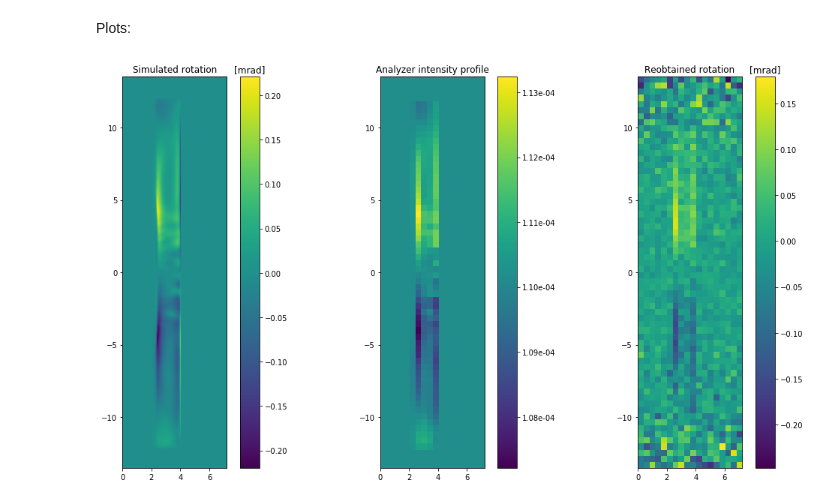
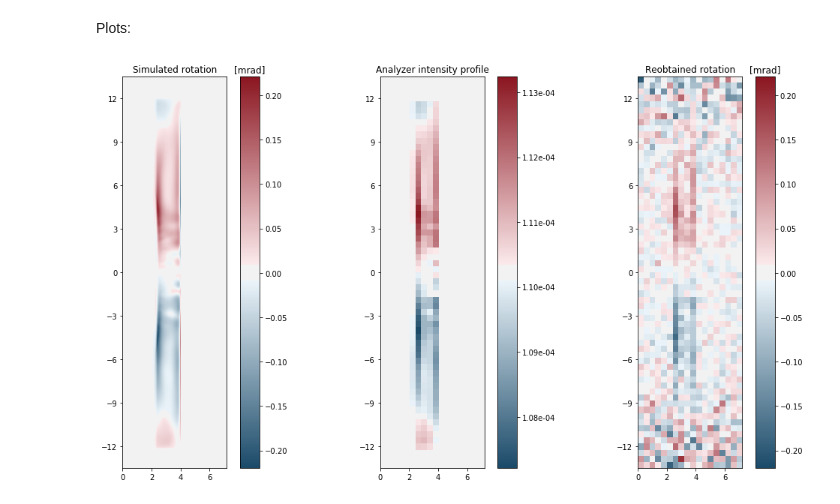
Before and after one commit to pordyna/fdrot, a Jupyter notebook: faraday_rotation_nb.ipynb, the cells around one changed output. Drawn from its saved outputs; the diff is of its cells as text; code cells hidden in the pictures.

Commit message:
analyzer angle definition changed; colormaps for plots (seaborn)

```diff
--- a/faraday_rotation_nb.ipynb
+++ b/faraday_rotation_nb.ipynb
@@ -33,10 +34,10 @@ simulation = fr.Simulation(fr.Target(**target_settings), **simulation_settings)
 trans_channel = 0.43*0.6/0.8
 
 config_settings = {
-    'an_position': 10, # analyzer position (mrad)
-    'impurity': 1e-5,  # polarization impurity
-    'an_extinction': 2e-7,  # analyzer extinction
-    'det_obs_energy': 6.457, # observation energy
+    'an_position': -10, # analyzer position (mrad)
+    'impurity': 1e-5,  # polarization impurity (1 = 100%)
+    'an_extinction': 2e-7,  # analyzer extinction (1 = 100%)
+    'det_obs_energy': 6.457, # observation energy in keV
     'det_trans_channel': trans_channel, # as above
     'det_pixel_size': 13,  # pixel size in micrometer
     'det_beam_width': 320,  # beam_width in micrometer
@@ -88,31 +89,44 @@ Plots:
 # %%
 %matplotlib inline
 # %%
-rot_fig, axis = plt.subplots(1, 3, figsize=(15,8))
-ax_rot_sim, ax_rot_sim_px, ax_rot_exp = axis
+def plot_rot(cmap, figsize, rotation, intensity_px, re_rot):
+    rot_fig, axis = plt.subplots(1, 3, figsize=figsize)
+    ax_rot_sim, ax_rot_sim_px, ax_rot_exp = axis
 
-ax_rot_sim.set_title('Simulated rotation')
-ax_rot_sim_px.set_title('Analyzer intensity profile')
-ax_rot_exp.set_title('Reobtained rotation')
+    ax_rot_sim.set_title('Simulated rotation')
+    ax_rot_sim_px.set_title('Analyzer intensity profile')
+    ax_rot_exp.set_title('Reobtained rotation')
 
-# Image boundaries, used for correct ticks labeling:
-edges = (experiment.sim.target.x_s, experiment.sim.target.x_e,
-         experiment.sim.target.y_s, experiment.sim.target.y_e)
+    # Image boundaries, used for correct ticks labeling:
+    edges = (experiment.sim.target.x_s, experiment.sim.target.x_e,
+             experiment.sim.target.y_s, experiment.sim.target.y_e)
 
-ax_rot_sim.imshow(experiment.rotation, extent=edges)
-ax_rot_sim_px.imshow(experiment.intensity_px, extent=edges)
-ax_rot_exp.imshow(rot, extent=edges)
+    v_min = min([np.min(rotation), np.min(re_rot)])
+    v_max = max([np.max(rotation), np.max(re_rot)])
+    norm = mpl.colors.Normalize(vmin=v_min, vmax=v_max)
 
-c_bars = [None] * 3
-c_bars[0] = rot_fig.colorbar(axis[0].images[0], ax = axis[0])
-c_bars[1] = rot_fig.colorbar(axis[1].images[0], ax = axis[1], format=ticker.StrMethodFormatter('{x:.2e}'))
-c_bars[2] = rot_fig.colorbar(axis[2].images[0], ax = axis[2])
+    ax_rot_sim.imshow(rotation, extent=edges, cmap=cmap, norm=norm)
+    ax_rot_sim_px.imshow(intensity_px, extent=edges, cmap=cmap)
+    ax_rot_exp.imshow(re_rot, extent=edges, cmap=cmap, norm=norm)
 
-c_bars[0].ax.set_title('[mrad]')
-#c_bars[1].ax.set_title('[mrad]')
-c_bars[2].ax.set_title('[mrad]')
-#c_bars[1].ax.yaxis.set_major_formatter(ticker.PercentFormatter(xmax=1))
+    c_bars = [None] * 3
+    c_bars[0] = rot_fig.colorbar(axis[0].images[0], ax = axis[0])
+    c_bars[1] = rot_fig.colorbar(axis[1].images[0], ax = axis[1], format=ticker.StrMethodFormatter('{x:.2e}'))
+    c_bars[2] = rot_fig.colorbar(axis[2].images[0], ax = axis[2])
 
-plt.tight_layout()
+    c_bars[0].ax.set_title('[mrad]')
+    #c_bars[1].ax.set_title('[mrad]')
+    c_bars[2].ax.set_title('[mrad]')
+    #c_bars[1].ax.yaxis.set_major_formatter(ticker.PercentFormatter(xmax=1))
+
+    for ax in axis:
+        ax.xaxis.set_major_locator(ticker.MaxNLocator(nbins = 'auto', prune=None))
+        ax.yaxis.set_major_locator(ticker.MaxNLocator(nbins = 'auto', prune=None))
+    #for c_bar in c_bars:
+     #   c_bar.ax.yaxis.set_major_locator(ticker.MaxNLocator(nbins = 'auto', prune=None))
+    plt.tight_layout()
-# %% [output]
-[figure, removed]
+# %%
+cmap = sns.diverging_palette(240, 10, s=85, l=30, n=256 , center = 'light', as_cmap=True)
+plot_rot(cmap, (15,8), experiment.rotation, experiment.intensity_px, rot)
+# %% [output]
+[figure, added]
```
Also changed, not shown: parts of 7 cells of this notebook, 1 other file.
